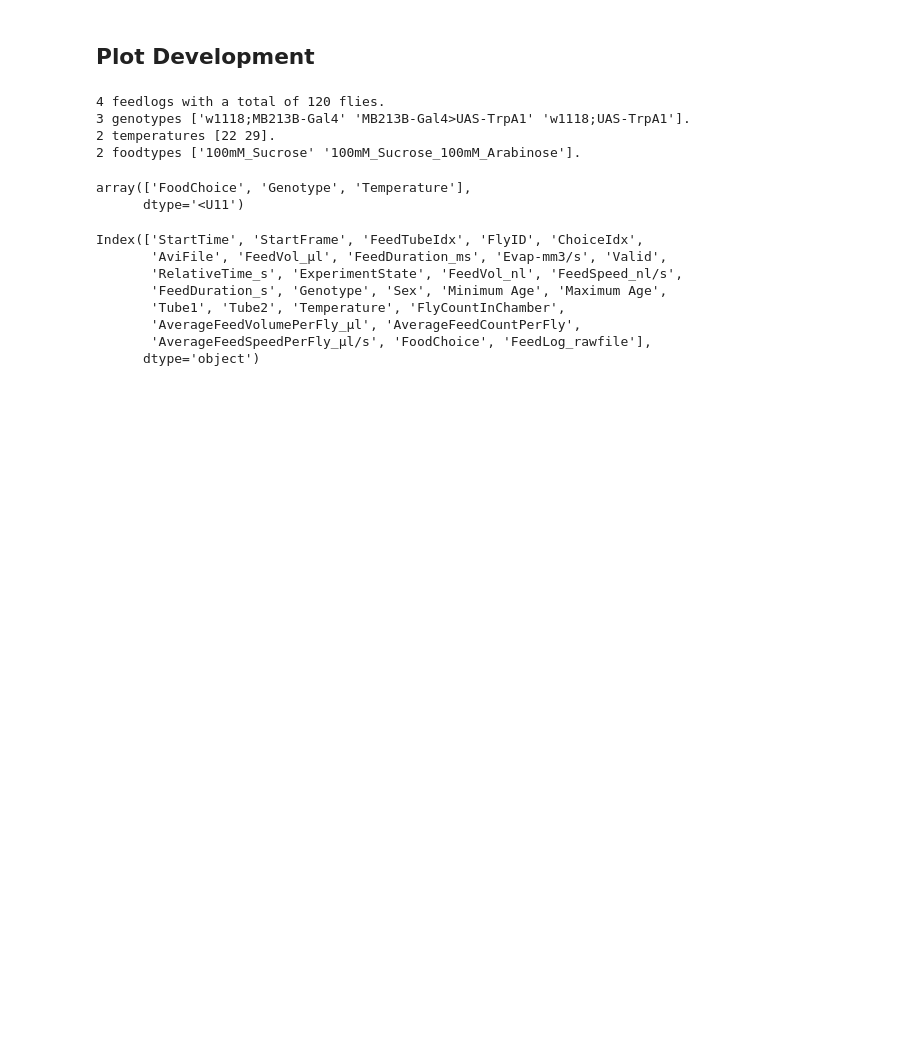
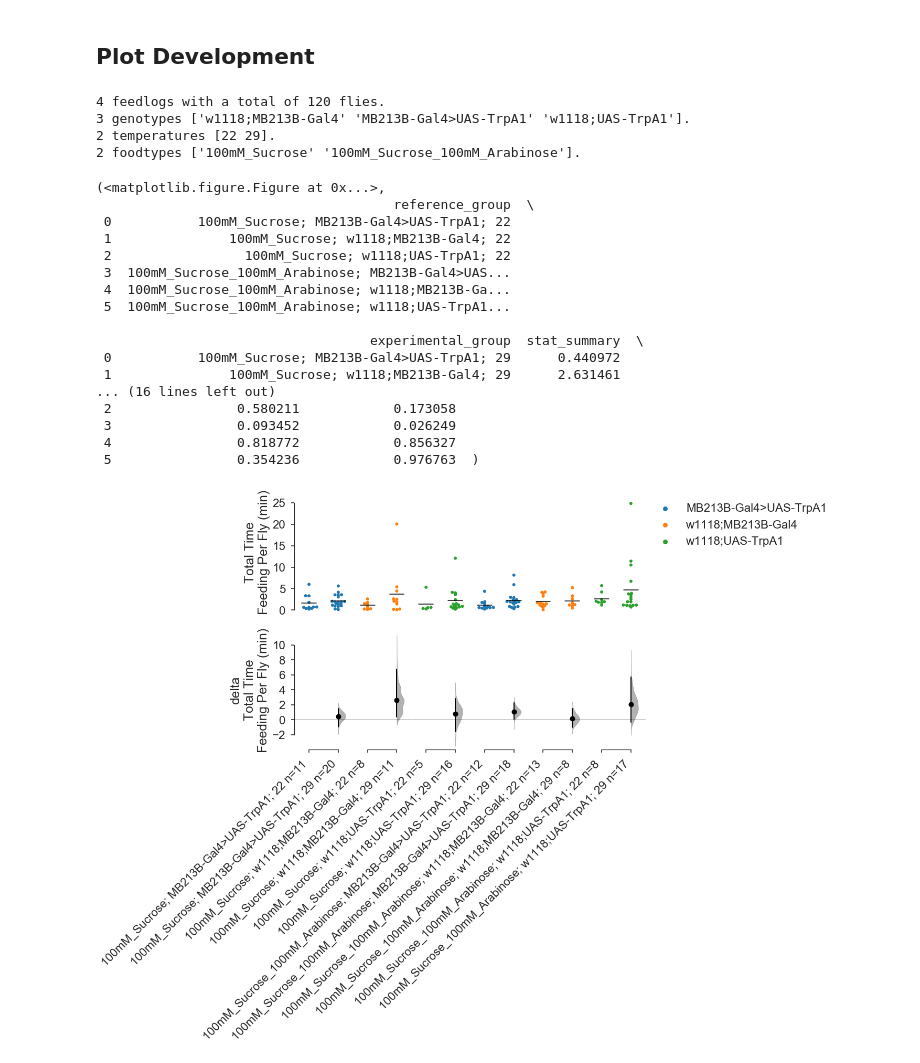
Before and after one commit to ACCLAB/espresso, a Jupyter notebook: jupyter-nb/espresso contrast plots dev.ipynb, the cells around one changed output. Cells and saved outputs as stored; diff of their text form; code cells hidden in the pictures; blank space fills up the shorter version.

```diff
--- a/jupyter-nb/espresso contrast plots dev.ipynb
+++ b/jupyter-nb/espresso contrast plots dev.ipynb
@@ -51,16 +40,22 @@ new_grps=np.unique(new_grps)
-# %%
-new_grps
-# %% [output]
-array(['FoodChoice', 'Genotype', 'Temperature'],
-      dtype='<U11')
-# %%
-df.columns
-# %% [output]
-Index(['StartTime', 'StartFrame', 'FeedTubeIdx', 'FlyID', 'ChoiceIdx',
-       'AviFile', 'FeedVol_µl', 'FeedDuration_ms', 'Evap-mm3/s', 'Valid',
-       'RelativeTime_s', 'ExperimentState', 'FeedVol_nl', 'FeedSpeed_nl/s',
-       'FeedDuration_s', 'Genotype', 'Sex', 'Minimum Age', 'Maximum Age',
-       'Tube1', 'Tube2', 'Temperature', 'FlyCountInChamber',
-       'AverageFeedVolumePerFly_µl', 'AverageFeedCountPerFly',
-       'AverageFeedSpeedPerFly_µl/s', 'FoodChoice', 'FeedLog_rawfile'],
-      dtype='object')
+# %%
+mb213b.plot.contrast.feed_count_per_fly(group_by=['FoodChoice','Genotype'],
+                                        compare_by='Temperature')
+# %% [output]
+(<matplotlib.figure.Figure at 0x...>,
+                                      reference_group  \
+ 0           100mM_Sucrose; MB213B-Gal4>UAS-TrpA1; 22
+ 1               100mM_Sucrose; w1118;MB213B-Gal4; 22
+ 2                 100mM_Sucrose; w1118;UAS-TrpA1; 22
+ 3  100mM_Sucrose_100mM_Arabinose; MB213B-Gal4>UAS...
+ 4  100mM_Sucrose_100mM_Arabinose; w1118;MB213B-Ga...
+ 5  100mM_Sucrose_100mM_Arabinose; w1118;UAS-TrpA1...
+
+                                   experimental_group  stat_summary  \
+ 0           100mM_Sucrose; MB213B-Gal4>UAS-TrpA1; 29      0.440972
+ 1               100mM_Sucrose; w1118;MB213B-Gal4; 29      2.631461
+... (16 lines left out)
+ 2                0.580211            0.173058
+ 3                0.093452            0.026249
+ 4                0.818772            0.856327
+ 5                0.354236            0.976763  )
+[figure, added]
```
Also changed, not shown: parts of 19 cells of this notebook.
